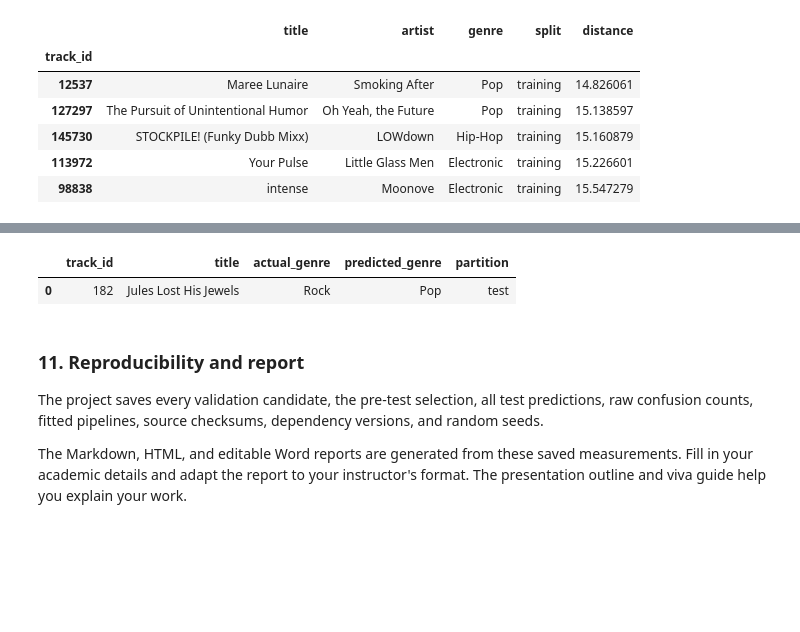
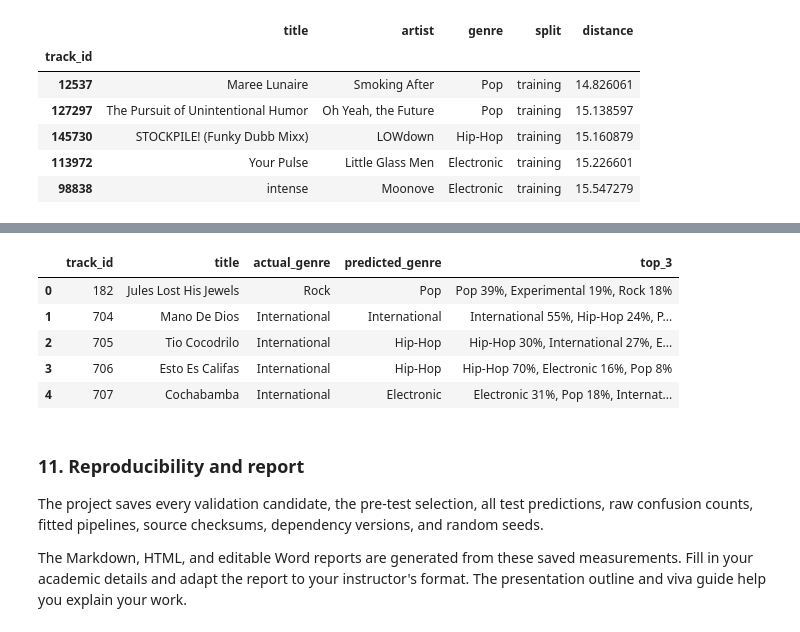
Before and after one commit to akshattikaria/ML_MUSIC_PROJECT_BY_AKSHAT_AND_ANIKET, a Jupyter notebook: notebooks/MusicMap.ipynb, the cells around one changed output, grey strips where cells are left out. Drawn from its saved outputs; the diff is of its cells as text; code cells hidden in the pictures; blank space fills up the shorter version.

```diff
--- a/notebooks/MusicMap.ipynb
+++ b/notebooks/MusicMap.ipynb
@@ -20,6 +20,7 @@ The complete package includes prepared feature data and fitted models. With the
 # %%
 from pathlib import Path
 import json
+import os
 import sys
 import joblib
 import numpy as np
@@ -40,9 +41,9 @@ from musicmap.reporting import generate_report
 
 RUN_TRAINING = False
 RUN_DISCOVERY = False
-PROFILE = "improved"
+PROFILE = "optimized"
 SEED = 42
-THREADS = 2
+THREADS = max(1, min(4, os.cpu_count() or 1))
 REPORTS = ROOT / "reports"
 pd.set_option("display.max_colwidth", 90)
 print("Project root:", ROOT)
@@ -167,7 +172,7 @@ Save all choices before requesting this run's test features and labels. Refit se
 The original test scores were already viewed in the first project. Updated scores are an **extended benchmark comparison**, not a pristine new confirmatory holdout. The search uses training-fold and validation scores; a fresh artist-disjoint confirmation dataset would strengthen claims about generalization gains.
 # %%
 if RUN_TRAINING:
-    if PROFILE == "improved":
+    if PROFILE == "optimized":
         run_improvement(dataset, REPORTS, seed=SEED, threads=THREADS, cv_folds=3)
     else:
         run_experiment(dataset, REPORTS, profile=PROFILE, seed=SEED, threads=THREADS)
@@ -181,9 +186,15 @@ selection = json.loads((REPORTS / "selection.json").read_text())
 run_info = json.loads((REPORTS / "run_info.json").read_text())
 print("Validation-selected winner:", selection["champion"])
 print("Profile:", run_info["profile"], "| seed:", run_info["seed"])
-display(comparison[[
-    "model", "train_f1_macro", "validation_f1_macro",
-    "test_accuracy", "test_precision_macro", "test_recall_macro", "test_f1_macro"
-]].round(4))
+display(comparison[[c for c in (
+    "model", "cv_mean_f1", "validation_f1_macro", "test_accuracy",
+    "test_f1_macro", "test_top3_accuracy", "test_log_loss",
+) if c in comparison]].round(4))
+summary_path = REPORTS / "improvement_summary.json"
+if summary_path.exists():
+    summary = json.loads(summary_path.read_text())
+    if summary.get("champion_test_bootstrap"):
+        lo, hi = summary["champion_test_bootstrap"]["accuracy_95ci"]
+        print(f"Champion test accuracy 95% bootstrap interval: {lo:.1%} – {hi:.1%}")
 display(Image(filename=str(REPORTS / "figures/model_comparison.png"), width=1100))
 # %% [output]
@@ -403,18 +429,27 @@ A matching flat CSV of precomputed descriptors can also be passed to the command
 # %%
 model = joblib.load(ROOT / "models/best_model.joblib")
-example_id = int(dataset.ids("test")[0])
+example_ids = list(dataset.ids("test")[:5])
 with threadpool_limits(limits=THREADS):
-    predicted_genre = model.predict(dataset.X.loc[[example_id]])[0]
-display(pd.DataFrame([{
-    "track_id": example_id,
-    "title": dataset.metadata.at[example_id, "title"],
-    "actual_genre": dataset.y.at[example_id],
-    "predicted_genre": predicted_genre,
-    "partition": "test",
-}]))
+    probabilities = model.predict_proba(dataset.X.loc[example_ids])
+classes = np.asarray(model.classes_)
+rows = []
+for track_id, p in zip(example_ids, probabilities):
+    order = np.argsort(-p)[:3]
+    rows.append({
+        "track_id": track_id,
+        "title": dataset.metadata.at[track_id, "title"],
+        "actual_genre": dataset.y.at[track_id],
+        "predicted_genre": classes[order[0]],
+        "top_3": ", ".join(f"{classes[j]} {p[j]:.0%}" for j in order),
+    })
+display(pd.DataFrame(rows))
 # %% [output]
-|  | track_id | title | actual_genre | predicted_genre | partition |
-| 0 | 182 | Jules Lost His Jewels | Rock | Pop | test |
+|  | track_id | title | actual_genre | predicted_genre | top_3 |
+| 0 | 182 | Jules Lost His Jewels | Rock | Pop | Pop 39%, Experimental 19%, Rock 18% |
+| 1 | 704 | Mano De Dios | International | International | International 55%, Hip-Hop 24%, P... |
+| 2 | 705 | Tio Cocodrilo | International | Hip-Hop | Hip-Hop 30%, International 27%, E... |
+| 3 | 706 | Esto Es Califas | International | Hip-Hop | Hip-Hop 70%, Electronic 16%, Pop 8% |
+| 4 | 707 | Cochabamba | International | Electronic | Electronic 31%, Pop 18%, Internat... |
 # %% [markdown]
 ### 11. Reproducibility and report
 
```
Also changed, not shown: parts of 16 cells of this notebook, 21 other files.
